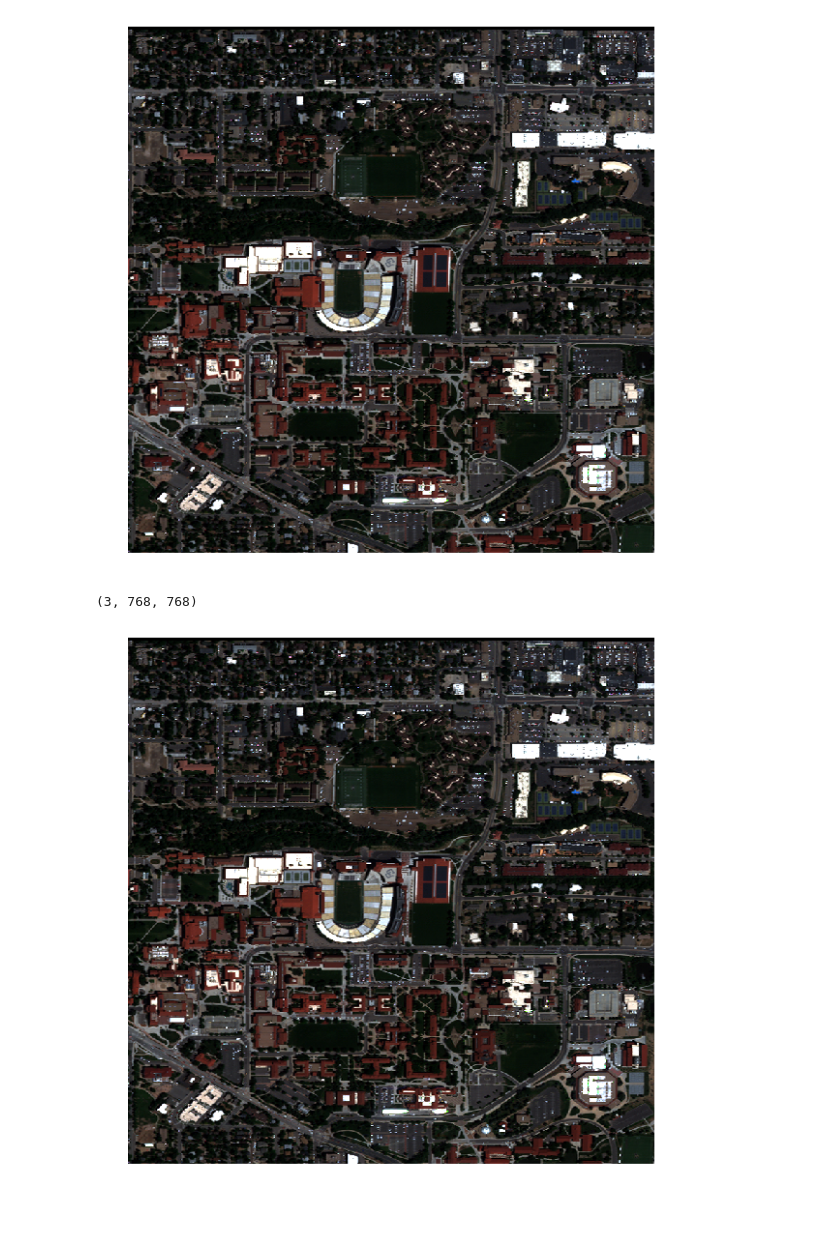
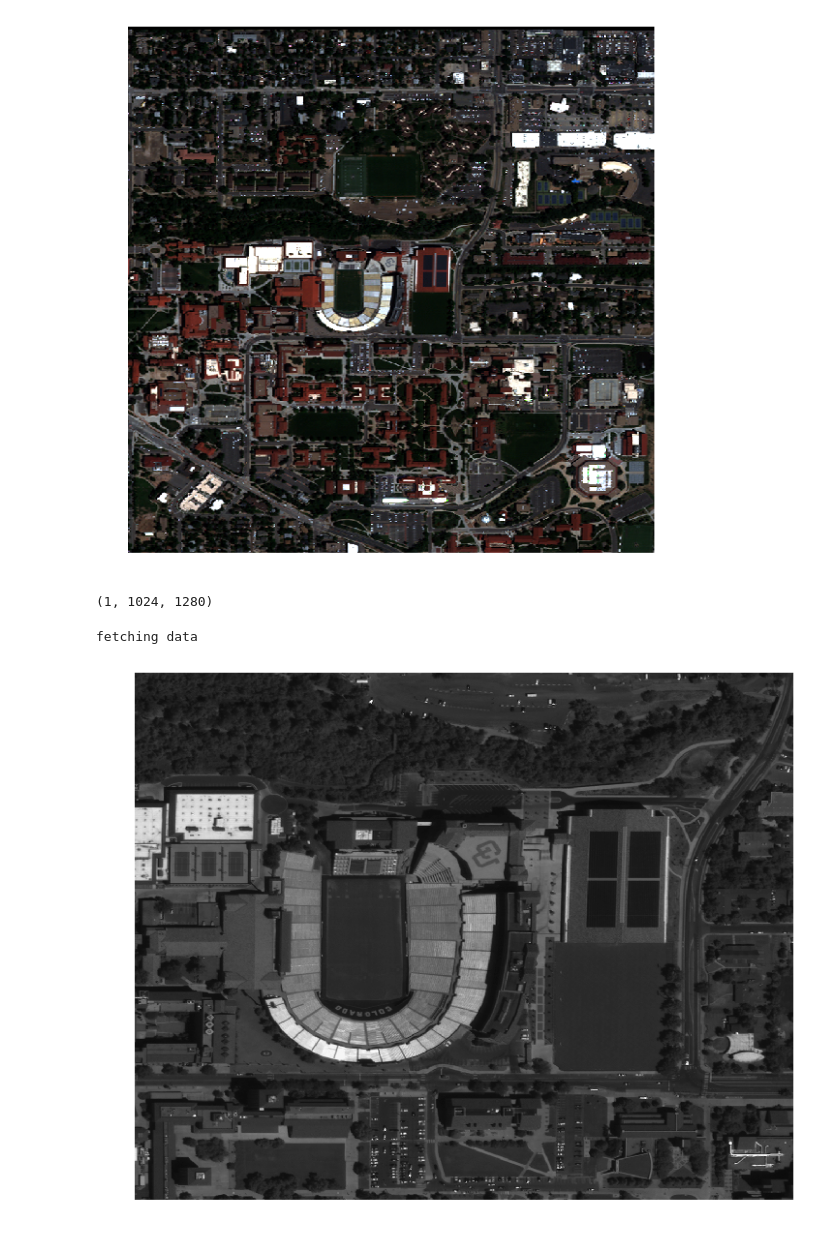
Before and after one commit to timbr-io/gbdxtools, a Jupyter notebook: examples/IpeImage_usage.ipynb, the cells around one changed output. Cells and saved outputs as stored; diff of their text form; code cells hidden in the pictures.

Commit message:
adding better support for full idaho image support and sub-image AOI access

```diff
--- a/examples/IpeImage_usage.ipynb
+++ b/examples/IpeImage_usage.ipynb
@@ -21,6 +23,12 @@ print rgb.shape
 # %%
 from matplotlib import pyplot as plt
 %matplotlib inline
+
+def plot_pan(data):
+    f, ax1 = plt.subplots(1, figsize=(20,10))
+    ax1.axis('off')
+    plt.imshow(data[0,:,:], cmap="Greys_r")
+    plt.show()
 
 def plot(data, stretch=[2,98]):
     f, ax1 = plt.subplots(1, figsize=(20,10))
@@ -45,12 +53,16 @@ bounds = [-105.26801347732545,40.00817393602954,-105.26406526565553,40.011082968
 
 img = gbdx.image(cat_id)
 
-aoi = img.aoi(bounds)
-rgb = aoi[[4,2,1], ...] # should not fetch
-print rgb.shape
+aoi = img.aoi(bounds, image_type='PAN')
+pan = aoi[[0], ...] # should not fetch
+print pan.shape
 # %% [output]
-(3, 768, 768)
+(1, 1024, 1280)
-# %%
-plot(rgb.compute())
-# %% [output]
-[figure, removed]
+# %%
+pan = aoi.read()
+# %% [output]
+fetching data
+# %%
+plot_pan(pan)
+# %% [output]
+[figure, added]
```
Also changed, not shown: parts of 5 cells of this notebook, 2 other files.
